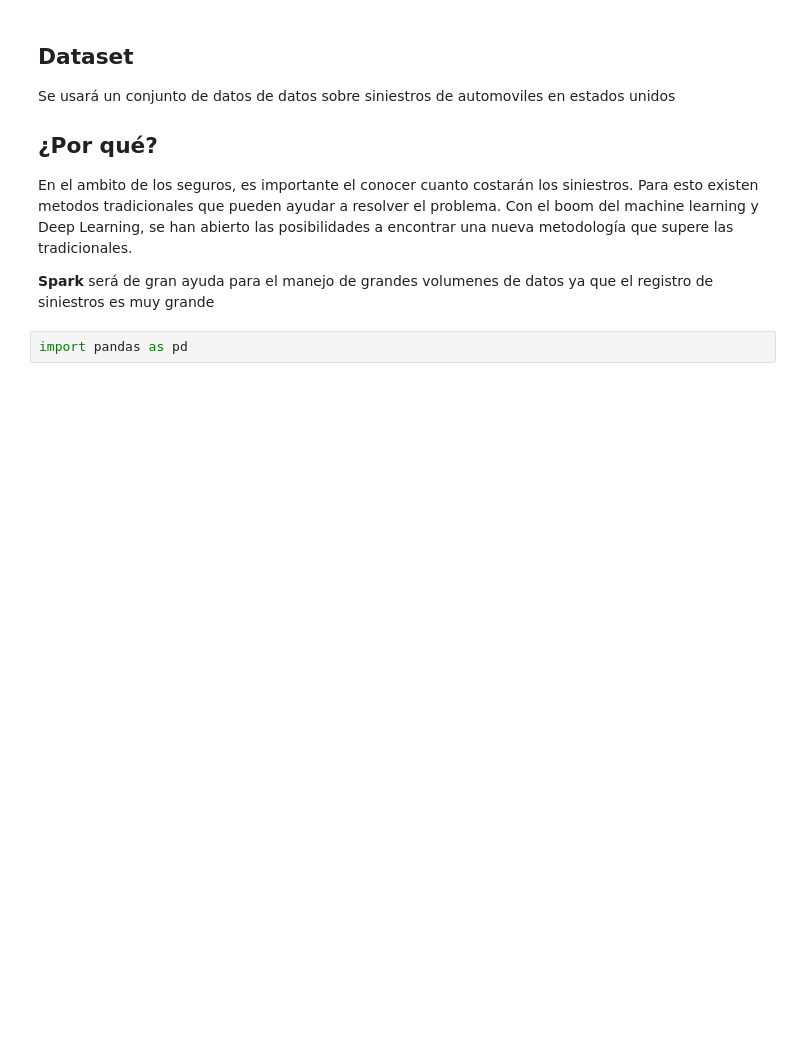
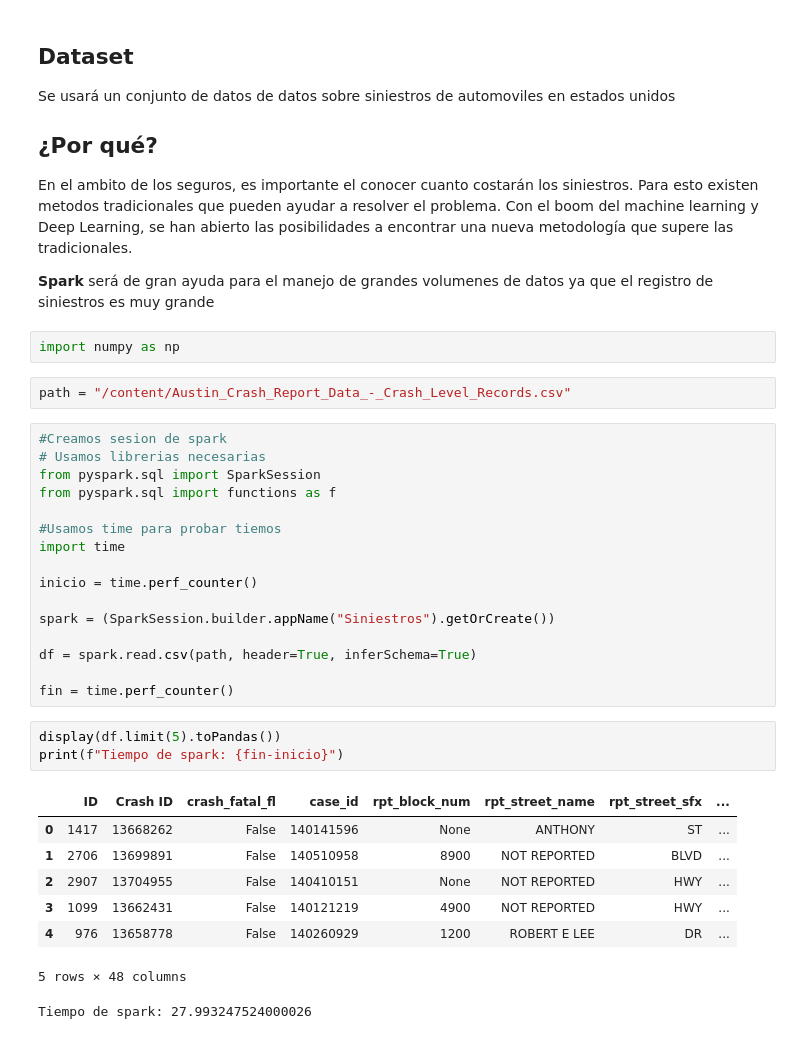
Before and after one commit to joserlandero/DatosMasivos, a Jupyter notebook: Tarea_1.ipynb, the cells around one changed output. Drawn from its saved outputs; the diff is of its cells as text; blank space fills up the shorter version.

```diff
--- a/Tarea_1.ipynb
+++ b/Tarea_1.ipynb
@@ -17,4 +40,34 @@ En el ambito de los seguros, es importante el conocer cuanto costarán los sinie
 
 **Spark** será de gran ayuda para el manejo de grandes volumenes de datos ya que el registro de siniestros es muy grande
 # %%
-import pandas as pd
+import numpy as np
+# %%
+path = "/content/Austin_Crash_Report_Data_-_Crash_Level_Records.csv"
+# %%
+#Creamos sesion de spark
+# Usamos librerias necesarias
+from pyspark.sql import SparkSession
+from pyspark.sql import functions as f
+
+#Usamos time para probar tiemos
+import time
+
+inicio = time.perf_counter()
+
+spark = (SparkSession.builder.appName("Siniestros").getOrCreate())
+
+df = spark.read.csv(path, header=True, inferSchema=True)
+
+fin = time.perf_counter()
+# %%
+display(df.limit(5).toPandas())
+print(f"Tiempo de spark: {fin-inicio}")
+# %% [output]
+|  | ID | Crash ID | crash_fatal_fl | case_id | rpt_block_num | rpt_street_name | rpt_street_sfx | ... |
+| 0 | 1417 | 13668262 | False | 140141596 | None | ANTHONY | ST | ... |
+| 1 | 2706 | 13699891 | False | 140510958 | 8900 | NOT REPORTED | BLVD | ... |
+| 2 | 2907 | 13704955 | False | 140410151 | None | NOT REPORTED | HWY | ... |
+| 3 | 1099 | 13662431 | False | 140121219 | 4900 | NOT REPORTED | HWY | ... |
+| 4 | 976 | 13658778 | False | 140260929 | 1200 | ROBERT E LEE | DR | ... |
+5 rows × 48 columns
+Tiempo de spark: 27.993247524000026
```
Also changed, not shown: parts of 7 cells of this notebook.
